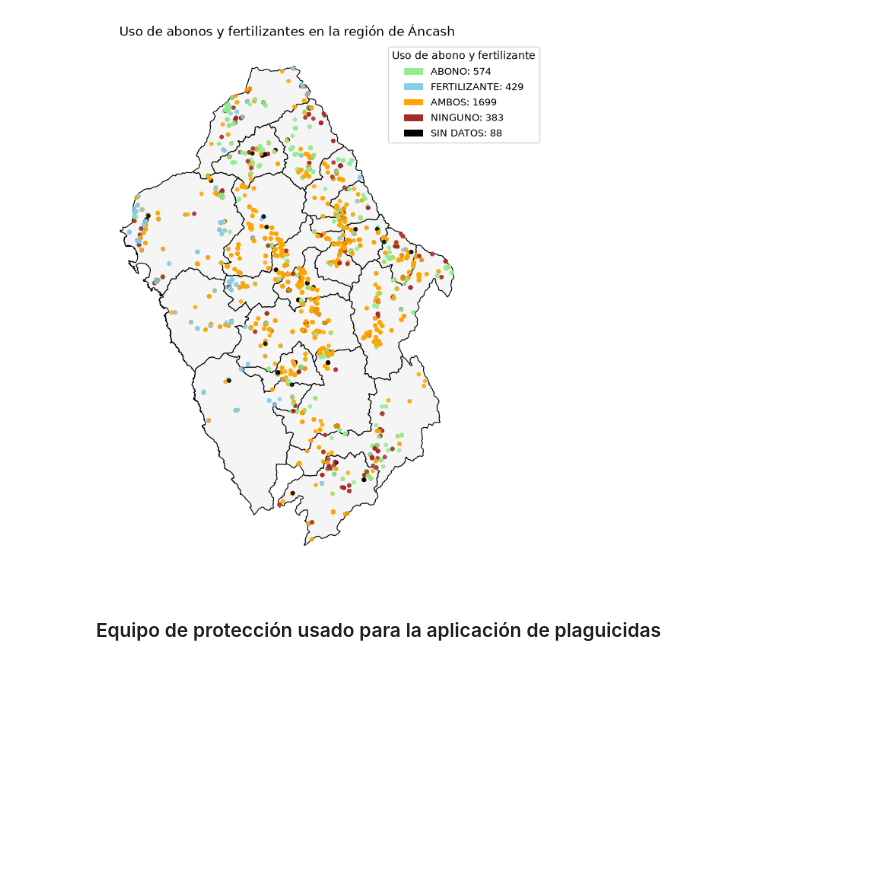
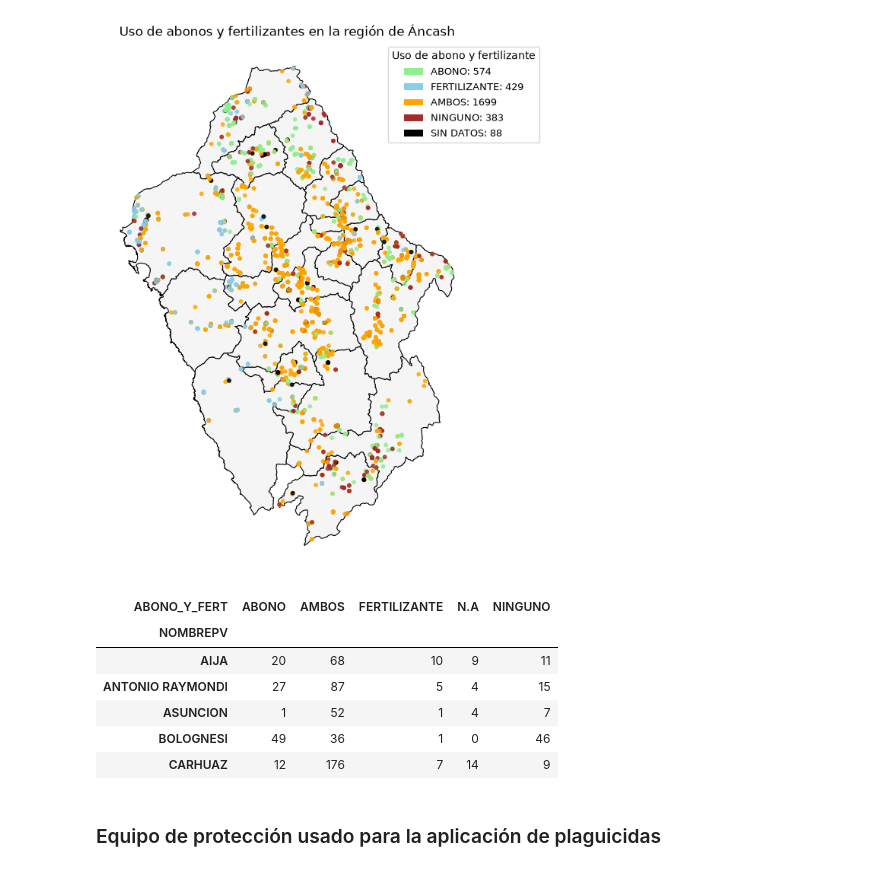
Before and after one commit to matiasrg/Proyecto-PCDA, a Jupyter notebook: scripts/04_CAP300AB.ipynb, the cells around one changed output. Saved outputs shown, nothing was run; the diff lists cells and outputs as text; code cells hidden in the pictures; blank space fills up the shorter version.

```diff
--- a/scripts/04_CAP300AB.ipynb
+++ b/scripts/04_CAP300AB.ipynb
@@ -341,6 +341,22 @@ ax.set_axis_off()
 plt.show()
 # %% [output]
 [figure]
+# %%
+conteos = (
+    abono_fert_merge
+    .groupby(["NOMBREPV", "ABONO_Y_FERT"], dropna=False)
+    .size()
+    .unstack(fill_value=0)
+)
+conteos.head(5)
+# %% [output]
+| ABONO_Y_FERT | ABONO | AMBOS | FERTILIZANTE | N.A | NINGUNO |
+| NOMBREPV |  |  |  |  |  |
+| AIJA | 20 | 68 | 10 | 9 | 11 |
+| ANTONIO RAYMONDI | 27 | 87 | 5 | 4 | 15 |
+| ASUNCION | 1 | 52 | 1 | 4 | 7 |
+| BOLOGNESI | 49 | 36 | 1 | 0 | 46 |
+| CARHUAZ | 12 | 176 | 7 | 14 | 9 |
 # %% [markdown]
 ### Equipo de protección usado para la aplicación de plaguicidas
 # %%
```
Also changed, not shown: parts of 6 cells of this notebook.
